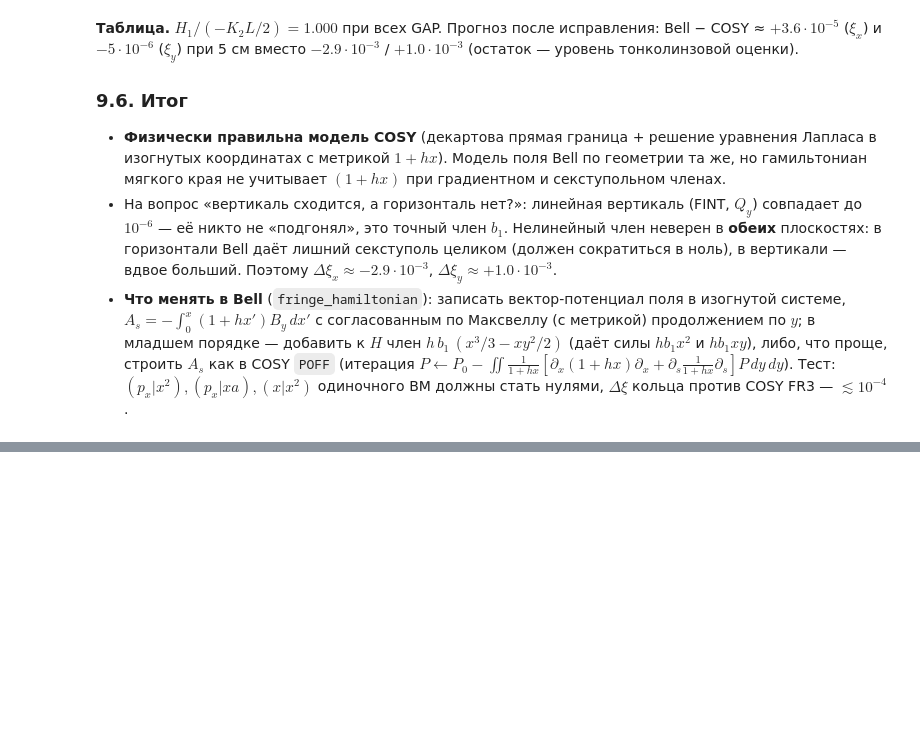
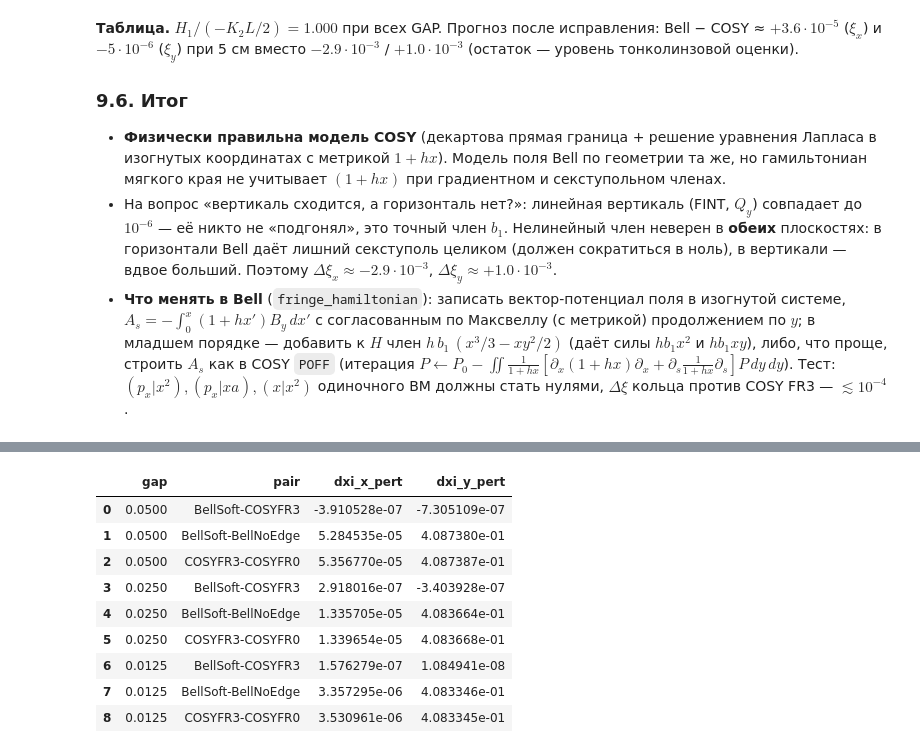
Before and after one commit to sergeybell/SCT_2, a Jupyter notebook: chromaticity/fringe_comparison/fringe_comparison.ipynb, the cells around one changed output, grey strips where cells are left out. Drawn from its saved outputs; the diff is of its cells as text; code cells hidden in the pictures; blank space fills up the shorter version.

```diff
--- a/chromaticity/fringe_comparison/fringe_comparison.ipynb
+++ b/chromaticity/fringe_comparison/fringe_comparison.ipynb
@@ -486,0 +555,13 @@ display(chk); pred[['gap','dxi_x_ring','dxi_y_ring','dxi_x_b2','dxi_y_b2','dxi_x
+# %%
+pd.read_csv('single_dipole/output/perturb_summary.csv')
+# %% [output]
+|  | gap | pair | dxi_x_pert | dxi_y_pert |
+| 0 | 0.0500 | BellSoft-COSYFR3 | -3.910528e-07 | -7.305109e-07 |
+| 1 | 0.0500 | BellSoft-BellNoEdge | 5.284535e-05 | 4.087380e-01 |
+| 2 | 0.0500 | COSYFR3-COSYFR0 | 5.356770e-05 | 4.087387e-01 |
+| 3 | 0.0250 | BellSoft-COSYFR3 | 2.918016e-07 | -3.403928e-07 |
+| 4 | 0.0250 | BellSoft-BellNoEdge | 1.335705e-05 | 4.083664e-01 |
+| 5 | 0.0250 | COSYFR3-COSYFR0 | 1.339654e-05 | 4.083668e-01 |
+| 6 | 0.0125 | BellSoft-COSYFR3 | 1.576279e-07 | 1.084941e-08 |
+| 7 | 0.0125 | BellSoft-BellNoEdge | 3.357295e-06 | 4.083346e-01 |
+| 8 | 0.0125 | COSYFR3-COSYFR0 | 3.530961e-06 | 4.083345e-01 |
```
Also changed, not shown: parts of 20 cells of this notebook, 26 other files.
